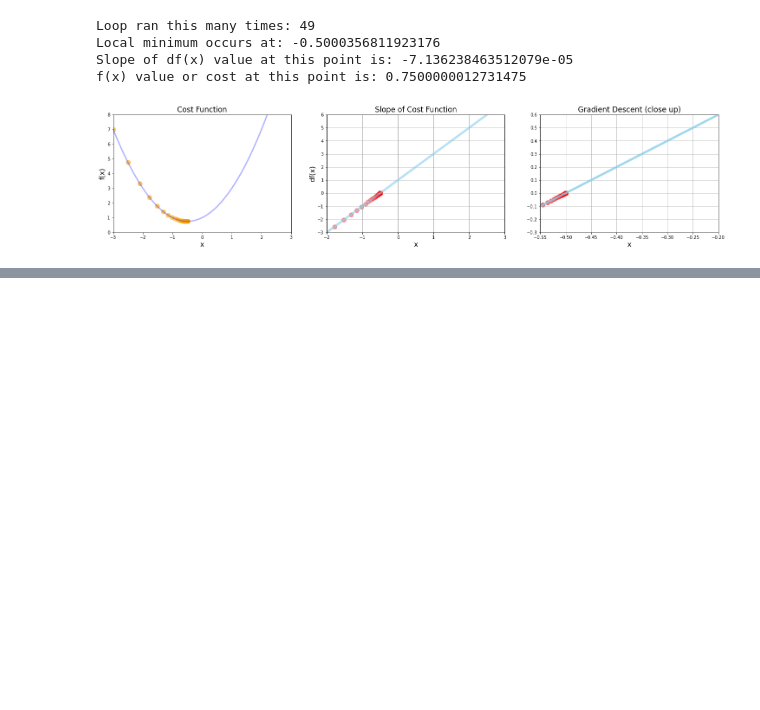
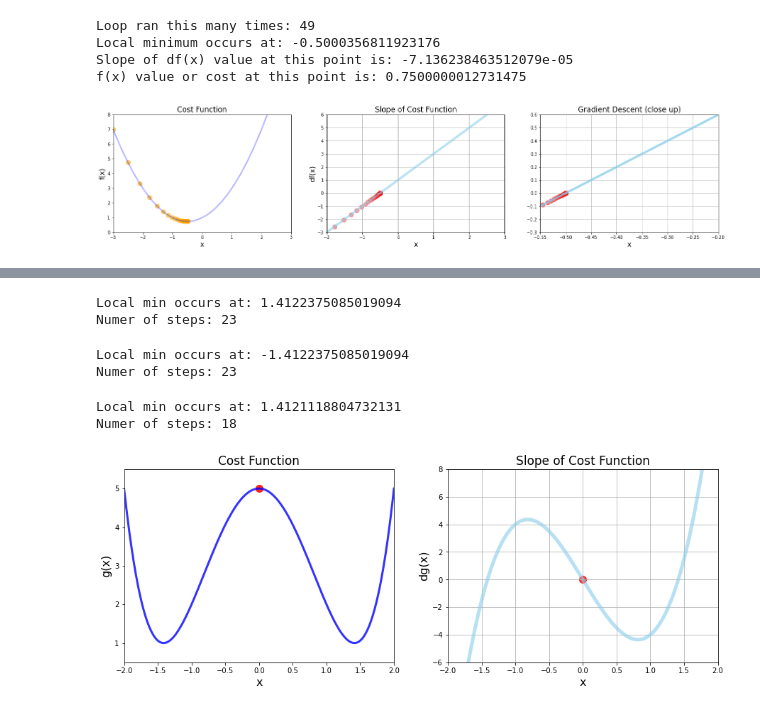
Before and after one commit to NodeSpice/GradDesc, a Jupyter notebook: 03_Gradient_Descent.ipynb, the cells around one changed output, grey strips where cells are left out. Saved outputs shown, nothing was run; the diff lists cells and outputs as text; code cells hidden in the pictures; blank space fills up the shorter version.

```diff
--- a/03_Gradient_Descent.ipynb
+++ b/03_Gradient_Descent.ipynb
@@ -179,0 +252,53 @@ plt.show()
+# %%
+local_min, list_x, deriv_list = gradient_descent(dg, 0.5, 0.02,0.001)
+print('Local min occurs at:', local_min)
+print('Numer of steps:', len(list_x))
+# %% [output]
+Local min occurs at: 1.4122375085019094
+Numer of steps: 23
+# %%
+local_min, list_x, deriv_list = gradient_descent(derivative_func=dg, initial_guess=-0.5,
+                                                  multiplier=0.02,precision=0.001)
+print('Local min occurs at:', local_min)
+print('Numer of steps:', len(list_x))
+# %% [output]
+Local min occurs at: -1.4122375085019094
+Numer of steps: 23
+# %%
+local_min, list_x, deriv_list = gradient_descent(derivative_func=dg, initial_guess=5)
+print('Local min occurs at:', local_min)
+print('Numer of steps:', len(list_x))
+# %% [output]
+Local min occurs at: 1.4121118804732131
+Numer of steps: 18
+# %%
+# Calling Gradient Descent Function
+local_min, list_x, deriv_list = gradient_descent(derivative_func=dg, initial_guess=0)
+# Plot function and derivative and scatter plot side by side
+
+plt.figure(figsize=[15,5])
+
+#1 Chart: Cost Function
+plt.subplot(1,2,1)
+
+plt.title('Cost Function', fontsize=17)
+plt.xlim([-2, 2])
+plt.ylim(0.5,5.5)
+plt.xlabel('x',fontsize=16)
+plt.ylabel('g(x)', fontsize=16)
+plt.plot(x_2, g(x_2), color='blue', linewidth=3, alpha=0.8)
+plt.scatter(list_x, g(np.array(list_x)), color='red', s=100, alpha=0.6)
+# 2 Chart: Derivative
+
+plt.subplot(1,2,2)
+plt.title('Slope of Cost Function', fontsize=17)
+plt.xlim([-2, 2])
+plt.ylim(-6,8)
+plt.xlabel('x',fontsize=16)
+plt.ylabel('dg(x)', fontsize=16)
+plt.grid()
+plt.plot(x_2, dg(x_2), color='skyblue', linewidth=5, alpha=0.6)
+plt.scatter(list_x, deriv_list, color='red', s=100, alpha=0.5)
+plt.show()
+# %% [output]
+[figure, added]
```
Also changed, not shown: parts of 5 cells of this notebook.
